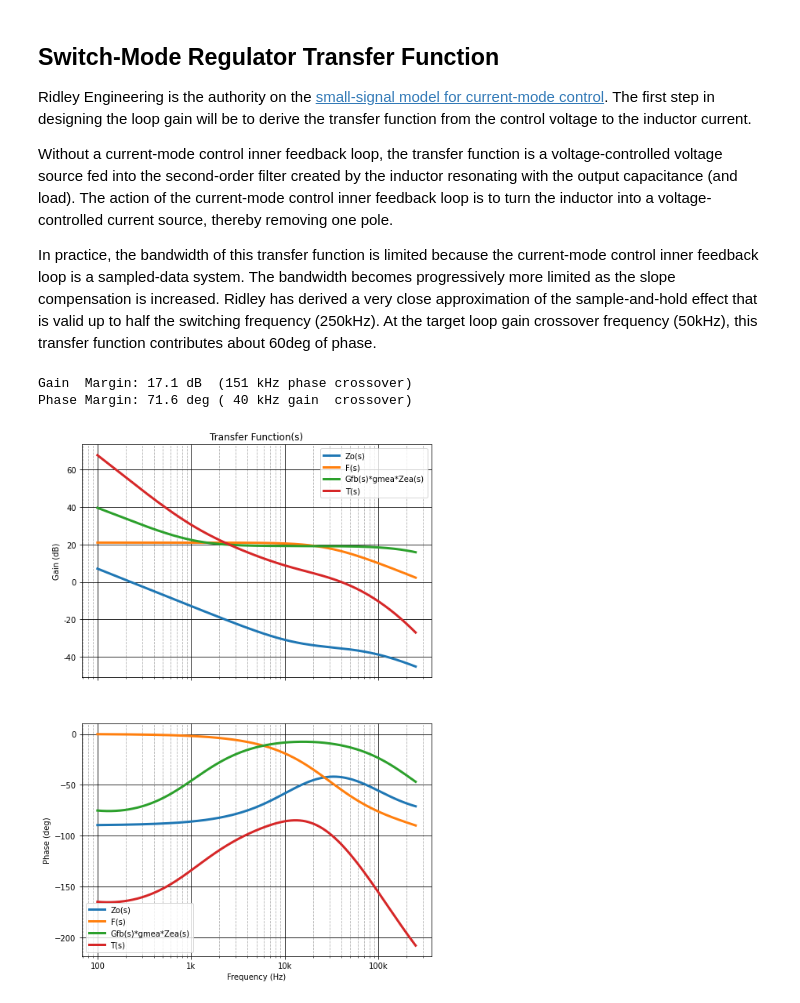
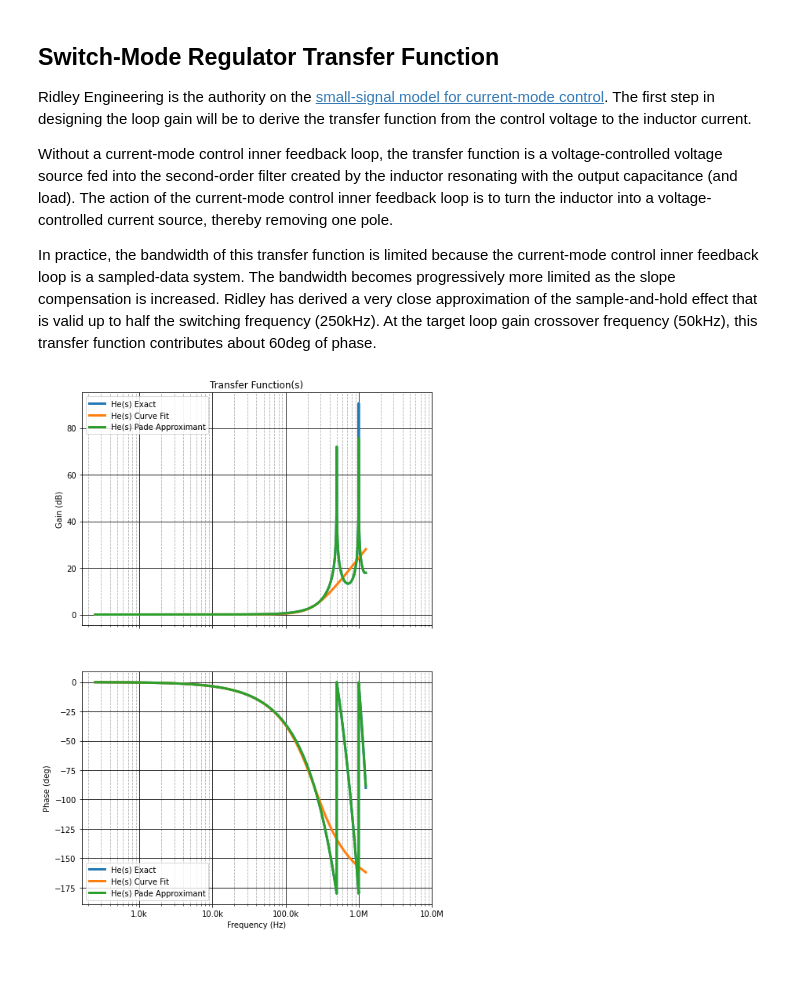
Before and after one commit to amosborne/buck-converter-stability, a Jupyter notebook: analysis.ipynb, the cells around one changed output. Saved outputs shown, nothing was run; the diff lists cells and outputs as text; code cells hidden in the pictures; blank space fills up the shorter version.

Commit message:
pade approximant

```diff
--- a/analysis.ipynb
+++ b/analysis.ipynb
@@ -192,4 +192,24 @@ Ridley Engineering is the authority on the [small-signal model for current-mode
 Without a current-mode control inner feedback loop, the transfer function is a voltage-controlled voltage source fed into the second-order filter created by the inductor resonating with the output capacitance (and load). The action of the current-mode control inner feedback loop is to turn the inductor into a voltage-controlled current source, thereby removing one pole.
 
 In practice, the bandwidth of this transfer function is limited because the current-mode control inner feedback loop is a sampled-data system. The bandwidth becomes progressively more limited as the slope compensation is increased. Ridley has derived a very close approximation of the sample-and-hold effect that is valid up to half the switching frequency (250kHz). At the target loop gain crossover frequency (50kHz), this transfer function contributes about 60deg of phase.
+# %%
+# Compare different forms of He(s), see Ridley's Figure 4.1.
+freqBW = np.logspace(np.log10(fsw / 2000), np.log10(2.5 * fsw), 10000)
+# 1. Exact.
+respBW = freqBW * math.tau * 1j / fsw / (np.exp(freqBW * math.tau * 1j / fsw) - 1)
+He1 = control.FrequencyResponseData(respBW, freqBW * math.tau, smooth=True)
+# 2. Ridley's second-order curve fit.
+He2 = 1 - control.tf([Ts / 2, 0], 1) + control.tf([(Ts / np.pi) ** 2, 0, 0], 1)
+# 3. Pade Approximant.
+pade = control.tf(*control.pade(1 / fsw, 10))
+He3 = control.tf([1 / fsw, 0], 1) / (1 / pade - 1)
+
+plotTF(
+    tf=[He1, He2, He3],
+    label=["He(s) Exact", "He(s) Curve Fit", "He(s) Pade Approximant"],
+    flims=(freqBW[0], freqBW[-1]),
+    n=10000,
+)
+# %% [output]
+[figure, added]
 # %%
@@ -208,18 +237,15 @@ chf = 10e-12
 Zea = parz(rea + cap2n2, control.tf(1, [chf, 0]))
 # %%
 # Compute the loop gain, T(s), and its stabiilty margin.
-Texact = (Fexact * Zo * Gfb * gmea * Zea).minreal()
+Texact = Fexact * Zo * Gfb * gmea * Zea
 
-freq = np.logspace(np.log10(100), np.log10(fsw / 2), 1000)
+freq = np.logspace(np.log10(1e3), np.log10(fsw / 2), 1000)
 mag, phase, omega = control.freqresp(Texact, freq * math.tau)
 gm, pm, wpc, wgc = control.margin(mag, phase * 180 / np.pi, omega)
 gmformat = "Gain  Margin: {:0.1f} dB  ({:3.0f} kHz phase crossover)"
 pmformat = "Phase Margin: {:0.1f} deg ({:3.0f} kHz gain  crossover)"
 print(gmformat.format(control.mag2db(gm), wpc / math.tau / 1e3))
 print(pmformat.format(pm, wgc / math.tau / 1e3))
-# %% [output]
-Gain  Margin: 17.1 dB  (151 kHz phase crossover)
-Phase Margin: 71.6 deg ( 40 kHz gain  crossover)
 # %%
 plotTF(
     tf=[Zo, Fexact, Gfb * gmea * Zea, Texact],
@@ -229,9 +255,7 @@ plotTF(
         "Gfb(s)*gmea*Zea(s)",
         "T(s)",
     ],
-    flims=(100, fsw / 2),
-    fticks=[1e2, 1e3, 1e4, 1e5],
-    flabels=["100", "1k", "10k", "100k"],
+    flims=(1e3, fsw / 2),
+    fticks=[1e3, 1e4, 1e5],
+    #     flabels=["1k", "10k", "100k"],
 )
-# %% [output]
-[figure, removed]
```
Also changed, not shown: parts of 15 cells of this notebook, 3 other files.
